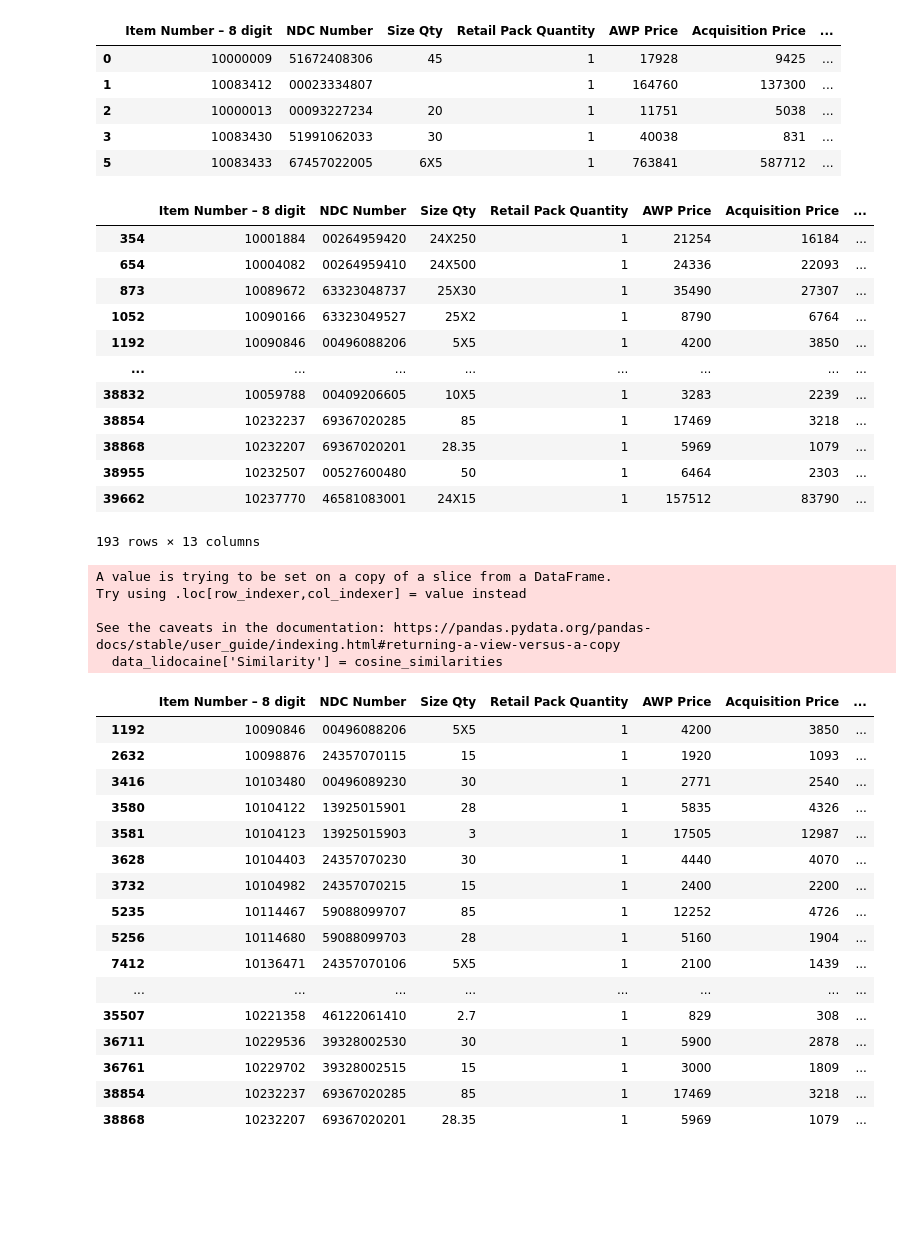
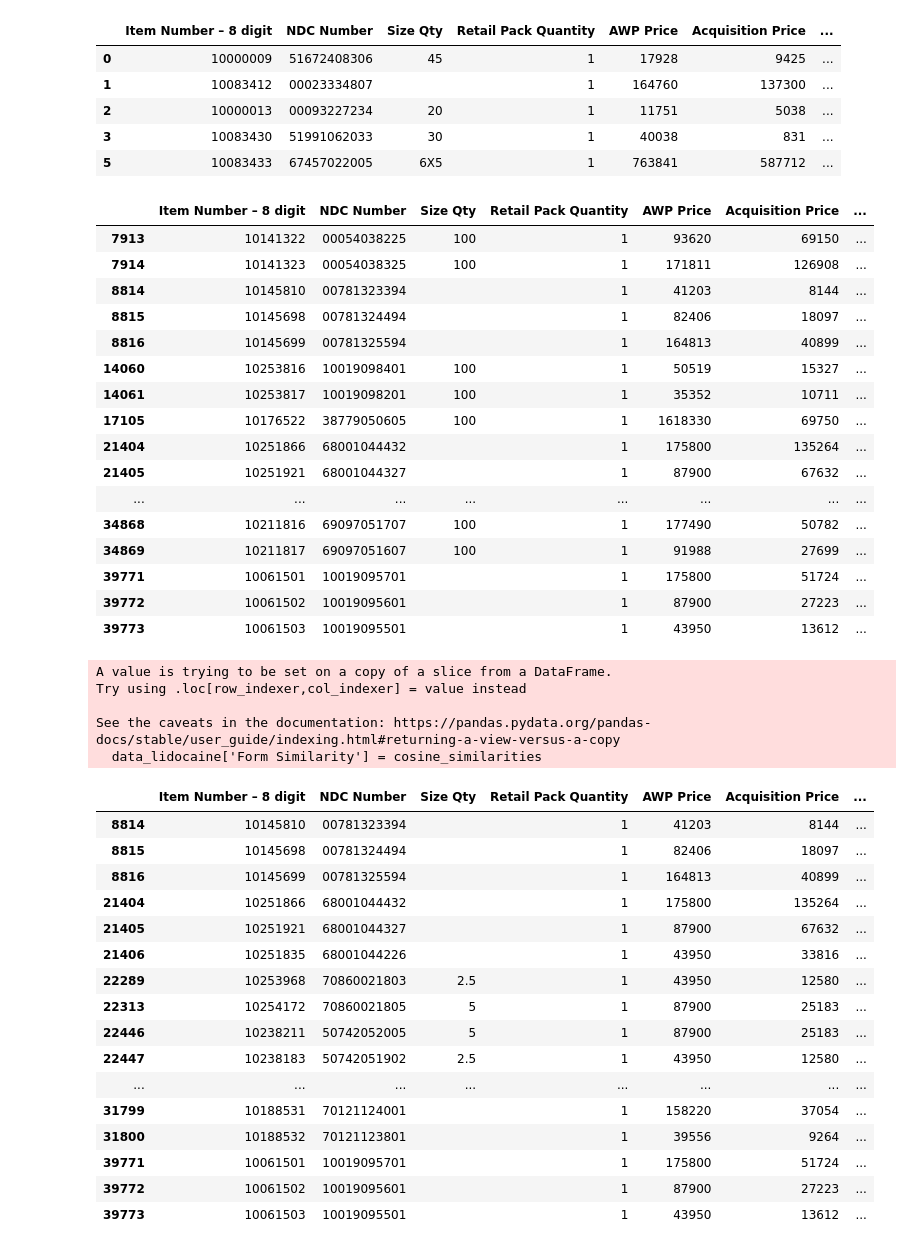
Before and after one commit to BU-EC463/Drug-Similarity-Calculator, a Jupyter notebook: ExactDrugAlgo2.ipynb, the cells around one changed output. Cells and saved outputs as stored; diff of their text form; code cells hidden in the pictures; blank space fills up the shorter version.

```diff
--- a/ExactDrugAlgo2.ipynb
+++ b/ExactDrugAlgo2.ipynb
@@ -123,30 +123,34 @@ data_cleaned.head()
 | 5 | 10083433 | 67457022005 | 6X5 | 1 | 763841 | 587712 | ... |
 # %%
 # Filtering the dataset for items with the exact generic name "lidocaine"
-data_lidocaine = data_cleaned[data_cleaned['Generic Name'].str.lower() == 'lidocaine']
+data_lidocaine = data_cleaned[data_cleaned['Generic Name'].str.lower() == 'cyclophosphamide']
 
 data_lidocaine
 # %% [output]
 |  | Item Number – 8 digit | NDC Number | Size Qty | Retail Pack Quantity | AWP Price | Acquisition Price | ... |
-| 354 | 10001884 | 00264959420 | 24X250 | 1 | 21254 | 16184 | ... |
-| 654 | 10004082 | 00264959410 | 24X500 | 1 | 24336 | 22093 | ... |
-| 873 | 10089672 | 63323048737 | 25X30 | 1 | 35490 | 27307 | ... |
-| 1052 | 10090166 | 63323049527 | 25X2 | 1 | 8790 | 6764 | ... |
-| 1192 | 10090846 | 00496088206 | 5X5 | 1 | 4200 | 3850 | ... |
+| 7913 | 10141322 | 00054038225 | 100 | 1 | 93620 | 69150 | ... |
+| 7914 | 10141323 | 00054038325 | 100 | 1 | 171811 | 126908 | ... |
+| 8814 | 10145810 | 00781323394 |  | 1 | 41203 | 8144 | ... |
+| 8815 | 10145698 | 00781324494 |  | 1 | 82406 | 18097 | ... |
+| 8816 | 10145699 | 00781325594 |  | 1 | 164813 | 40899 | ... |
+| 14060 | 10253816 | 10019098401 | 100 | 1 | 50519 | 15327 | ... |
+| 14061 | 10253817 | 10019098201 | 100 | 1 | 35352 | 10711 | ... |
+| 17105 | 10176522 | 38779050605 | 100 | 1 | 1618330 | 69750 | ... |
+| 21404 | 10251866 | 68001044432 |  | 1 | 175800 | 135264 | ... |
+| 21405 | 10251921 | 68001044327 |  | 1 | 87900 | 67632 | ... |
 | ... | ... | ... | ... | ... | ... | ... | ... |
-| 38832 | 10059788 | 00409206605 | 10X5 | 1 | 3283 | 2239 | ... |
-| 38854 | 10232237 | 69367020285 | 85 | 1 | 17469 | 3218 | ... |
-| 38868 | 10232207 | 69367020201 | 28.35 | 1 | 5969 | 1079 | ... |
-| 38955 | 10232507 | 00527600480 | 50 | 1 | 6464 | 2303 | ... |
-| 39662 | 10237770 | 46581083001 | 24X15 | 1 | 157512 | 83790 | ... |
+| 34868 | 10211816 | 69097051707 | 100 | 1 | 177490 | 50782 | ... |
+| 34869 | 10211817 | 69097051607 | 100 | 1 | 91988 | 27699 | ... |
+| 39771 | 10061501 | 10019095701 |  | 1 | 175800 | 51724 | ... |
+| 39772 | 10061502 | 10019095601 |  | 1 | 87900 | 27223 | ... |
+| 39773 | 10061503 | 10019095501 |  | 1 | 43950 | 13612 | ... |
-193 rows × 13 columns
 # %%
 from sklearn.feature_extraction.text import TfidfVectorizer
 from sklearn.metrics.pairwise import cosine_similarity
 import numpy as np
 
 # Selecting the reference item
-reference_item_number = 10090846
+reference_item_number = 10061501
 reference_item = data_lidocaine[data_lidocaine['Item Number – 8 digit'] == reference_item_number]
 
 # Check if the reference item is found
@@ -169,7 +173,7 @@ else:
 
     # Adding the similarity scores to the lidocaine dataset
     # We exclude the first element of cosine_similarities as it is the similarity of the reference item with itself
-    data_lidocaine['Similarity'] = cosine_similarities
+    data_lidocaine['Form Similarity'] = cosine_similarities
 
     # Displaying the dataset with similarity scores
     similarity_results = data_lidocaine
@@ -177,7 +181,7 @@ else:
   # Display the first few rows of the results
 
 # Filtering the dataset to show only items with a similarity score above 0.9
-similarity_items = data_lidocaine[data_lidocaine['Similarity'] > 0.9]
+similarity_items = data_lidocaine[data_lidocaine['Form Similarity'] > 0.9]
 
 similarity_items
 # %% [output]
@@ -185,24 +189,24 @@ A value is trying to be set on a copy of a slice from a DataFrame.
 Try using .loc[row_indexer,col_indexer] = value instead
 
 See the caveats in the documentation: https://pandas.pydata.org/pandas-docs/stable/user_guide/indexing.html#returning-a-view-versus-a-copy
-  data_lidocaine['Similarity'] = cosine_similarities
+  data_lidocaine['Form Similarity'] = cosine_similarities
 |  | Item Number – 8 digit | NDC Number | Size Qty | Retail Pack Quantity | AWP Price | Acquisition Price | ... |
-| 1192 | 10090846 | 00496088206 | 5X5 | 1 | 4200 | 3850 | ... |
-| 2632 | 10098876 | 24357070115 | 15 | 1 | 1920 | 1093 | ... |
-| 3416 | 10103480 | 00496089230 | 30 | 1 | 2771 | 2540 | ... |
-| 3580 | 10104122 | 13925015901 | 28 | 1 | 5835 | 4326 | ... |
-| 3581 | 10104123 | 13925015903 | 3 | 1 | 17505 | 12987 | ... |
-| 3628 | 10104403 | 24357070230 | 30 | 1 | 4440 | 4070 | ... |
-| 3732 | 10104982 | 24357070215 | 15 | 1 | 2400 | 2200 | ... |
-| 5235 | 10114467 | 59088099707 | 85 | 1 | 12252 | 4726 | ... |
-| 5256 | 10114680 | 59088099703 | 28 | 1 | 5160 | 1904 | ... |
-| 7412 | 10136471 | 24357070106 | 5X5 | 1 | 2100 | 1439 | ... |
+| 8814 | 10145810 | 00781323394 |  | 1 | 41203 | 8144 | ... |
+| 8815 | 10145698 | 00781324494 |  | 1 | 82406 | 18097 | ... |
+| 8816 | 10145699 | 00781325594 |  | 1 | 164813 | 40899 | ... |
+| 21404 | 10251866 | 68001044432 |  | 1 | 175800 | 135264 | ... |
+| 21405 | 10251921 | 68001044327 |  | 1 | 87900 | 67632 | ... |
+| 21406 | 10251835 | 68001044226 |  | 1 | 43950 | 33816 | ... |
+| 22289 | 10253968 | 70860021803 | 2.5 | 1 | 43950 | 12580 | ... |
+| 22313 | 10254172 | 70860021805 | 5 | 1 | 87900 | 25183 | ... |
+| 22446 | 10238211 | 50742052005 | 5 | 1 | 87900 | 25183 | ... |
+| 22447 | 10238183 | 50742051902 | 2.5 | 1 | 43950 | 12580 | ... |
 | ... | ... | ... | ... | ... | ... | ... | ... |
-| 35507 | 10221358 | 46122061410 | 2.7 | 1 | 829 | 308 | ... |
-| 36711 | 10229536 | 39328002530 | 30 | 1 | 5900 | 2878 | ... |
-| 36761 | 10229702 | 39328002515 | 15 | 1 | 3000 | 1809 | ... |
-| 38854 | 10232237 | 69367020285 | 85 | 1 | 17469 | 3218 | ... |
-| 38868 | 10232207 | 69367020201 | 28.35 | 1 | 5969 | 1079 | ... |
+| 31799 | 10188531 | 70121124001 |  | 1 | 158220 | 37054 | ... |
+| 31800 | 10188532 | 70121123801 |  | 1 | 39556 | 9264 | ... |
+| 39771 | 10061501 | 10019095701 |  | 1 | 175800 | 51724 | ... |
+| 39772 | 10061502 | 10019095601 |  | 1 | 87900 | 27223 | ... |
+| 39773 | 10061503 | 10019095501 |  | 1 | 43950 | 13612 | ... |
 # %%
 # Extracting the size of the reference item
 reference_size = reference_item.iloc[0]['Size']
```
Also changed, not shown: parts of 1 cell of this notebook, 1 other file.
